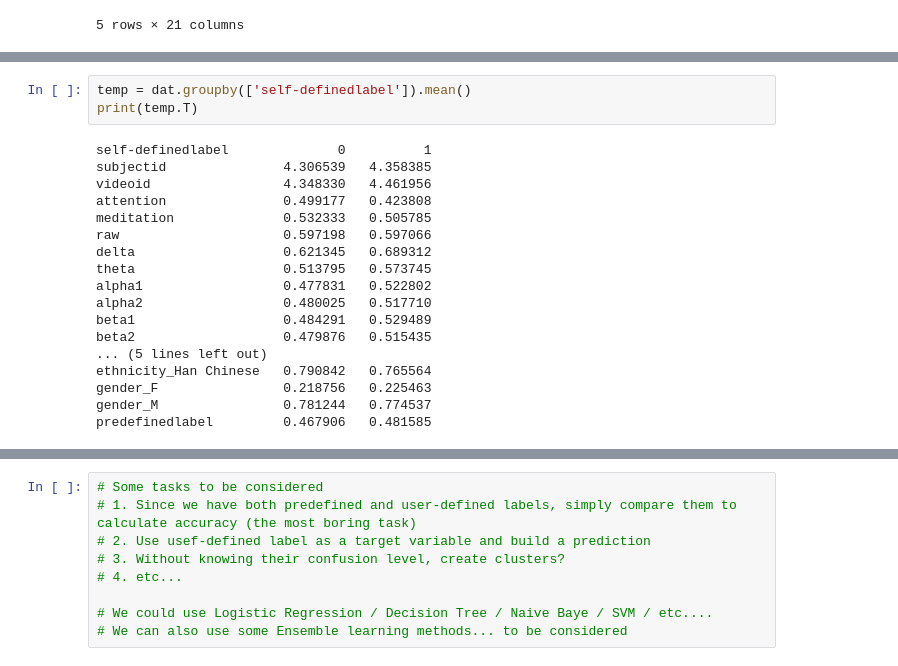
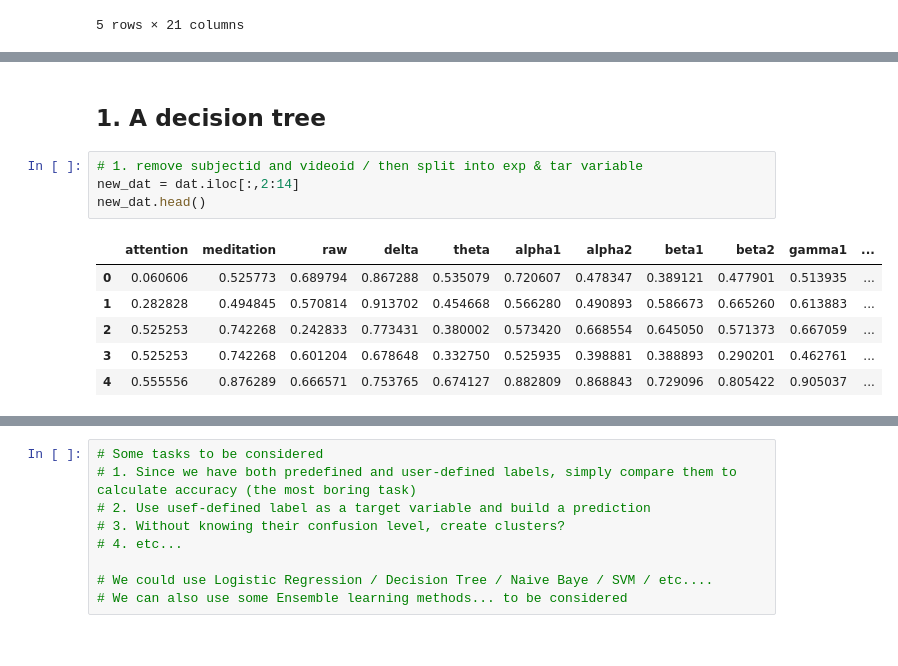
Before and after one commit to kimx3129/CSC529, a Jupyter notebook: CSC529_Final_Project.ipynb, the cells around one changed output, grey strips where cells are left out. Cells and saved outputs as stored; diff of their text form.

```diff
--- a/CSC529_Final_Project.ipynb
+++ b/CSC529_Final_Project.ipynb
@@ -167,21 +173,13 @@ self-definedlabel       0.510305   0.524003
-# %%
-temp = dat.groupby(['self-definedlabel']).mean()
-print(temp.T)
-# %% [output]
-self-definedlabel              0          1
-subjectid               4.306539   4.358385
-videoid                 4.348330   4.461956
-attention               0.499177   0.423808
-meditation              0.532333   0.505785
-raw                     0.597198   0.597066
-delta                   0.621345   0.689312
-theta                   0.513795   0.573745
-alpha1                  0.477831   0.522802
-alpha2                  0.480025   0.517710
-beta1                   0.484291   0.529489
-beta2                   0.479876   0.515435
-... (5 lines left out)
-ethnicity_Han Chinese   0.790842   0.765564
-gender_F                0.218756   0.225463
-gender_M                0.781244   0.774537
-predefinedlabel         0.467906   0.481585
+# %% [markdown]
+## 1. A decision tree
+# %%
+# 1. remove subjectid and videoid / then split into exp & tar variable
+new_dat = dat.iloc[:,2:14]
+new_dat.head()
+# %% [output]
+|  | attention | meditation | raw | delta | theta | alpha1 | alpha2 | beta1 | beta2 | gamma1 | ... |
+| 0 | 0.060606 | 0.525773 | 0.689794 | 0.867288 | 0.535079 | 0.720607 | 0.478347 | 0.389121 | 0.477901 | 0.513935 | ... |
+| 1 | 0.282828 | 0.494845 | 0.570814 | 0.913702 | 0.454668 | 0.566280 | 0.490893 | 0.586673 | 0.665260 | 0.613883 | ... |
+| 2 | 0.525253 | 0.742268 | 0.242833 | 0.773431 | 0.380002 | 0.573420 | 0.668554 | 0.645050 | 0.571373 | 0.667059 | ... |
+| 3 | 0.525253 | 0.742268 | 0.601204 | 0.678648 | 0.332750 | 0.525935 | 0.398881 | 0.388893 | 0.290201 | 0.462761 | ... |
+| 4 | 0.555556 | 0.876289 | 0.666571 | 0.753765 | 0.674127 | 0.882809 | 0.868843 | 0.729096 | 0.805422 | 0.905037 | ... |
```
Also changed, not shown: parts of 73 cells of this notebook.
